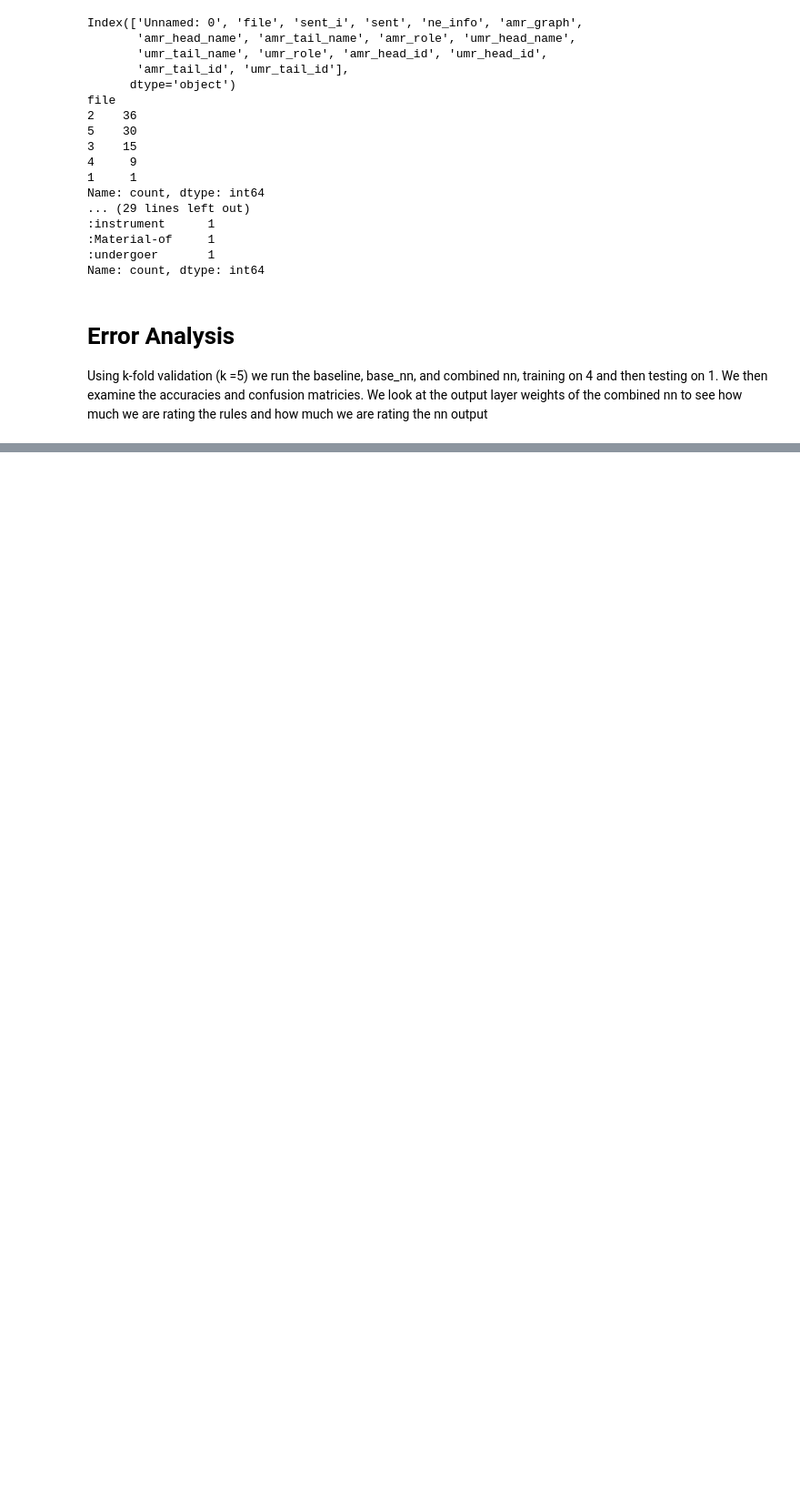
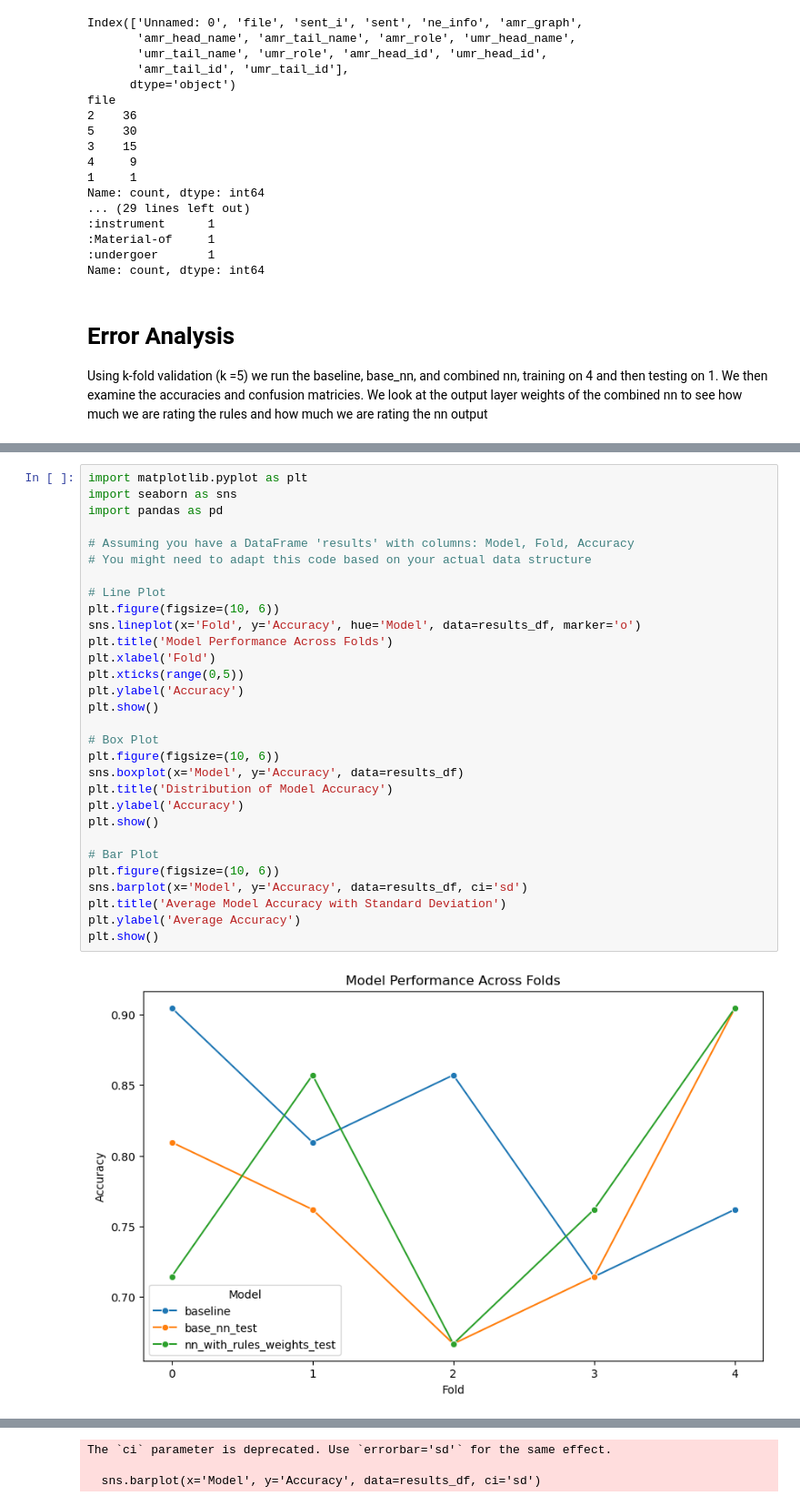
Before and after one commit to clairepost/AMRtoUMR, a Jupyter notebook: results.ipynb, the cells around one changed output, grey strips where cells are left out. Shown at 91% size. Cells and saved outputs as stored; diff of their text form; blank space fills up the shorter version.

Commit message:
added error_analysis and started on PSL

```diff
--- a/results.ipynb
+++ b/results.ipynb
@@ -368,0 +391,32 @@ import error_analysis
+# %%
+import matplotlib.pyplot as plt
+import seaborn as sns
+import pandas as pd
+
+# Assuming you have a DataFrame 'results' with columns: Model, Fold, Accuracy
+# You might need to adapt this code based on your actual data structure
+
+# Line Plot
+plt.figure(figsize=(10, 6))
+sns.lineplot(x='Fold', y='Accuracy', hue='Model', data=results_df, marker='o')
+plt.title('Model Performance Across Folds')
+plt.xlabel('Fold')
+plt.xticks(range(0,5))
+plt.ylabel('Accuracy')
+plt.show()
+
+# Box Plot
+plt.figure(figsize=(10, 6))
+sns.boxplot(x='Model', y='Accuracy', data=results_df)
+plt.title('Distribution of Model Accuracy')
+plt.ylabel('Accuracy')
+plt.show()
+
+# Bar Plot
+plt.figure(figsize=(10, 6))
+sns.barplot(x='Model', y='Accuracy', data=results_df, ci='sd')
+plt.title('Average Model Accuracy with Standard Deviation')
+plt.ylabel('Average Accuracy')
+plt.show()
+# %% [output]
+[figure, added]
@@ -368,0 +424,3 @@ import error_analysis
+The `ci` parameter is deprecated. Use `errorbar='sd'` for the same effect.
+
+  sns.barplot(x='Model', y='Accuracy', data=results_df, ci='sd')
```
Also changed, not shown: parts of 16 cells of this notebook, 45 other files.
